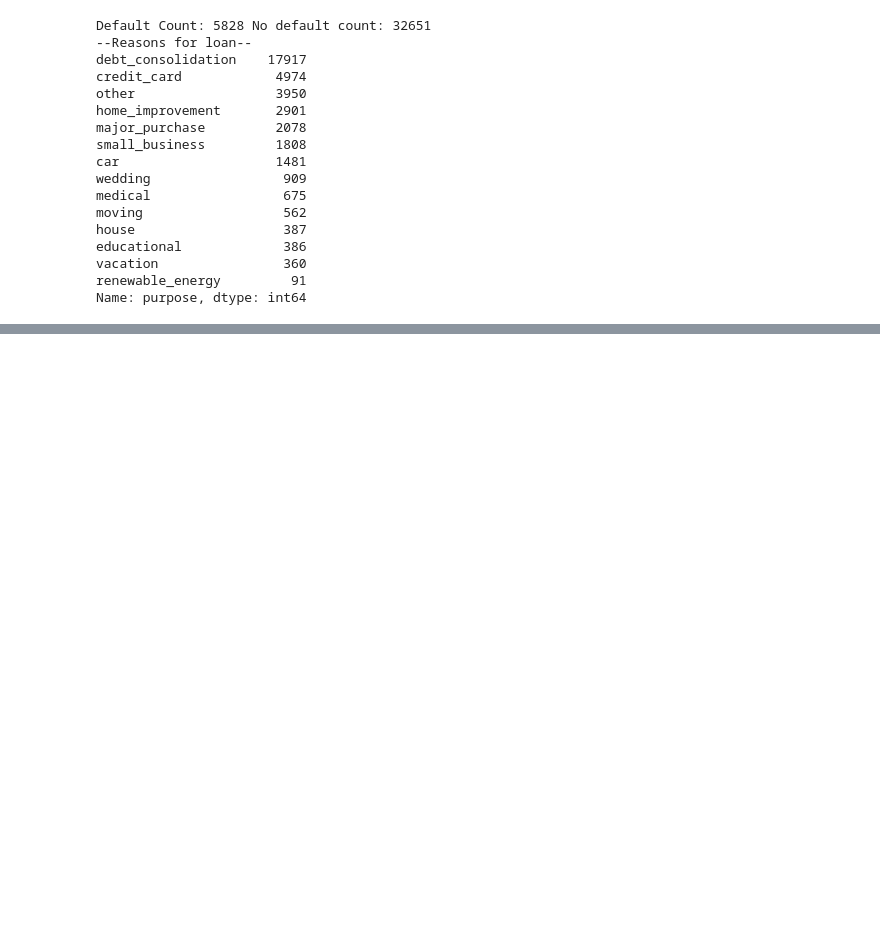
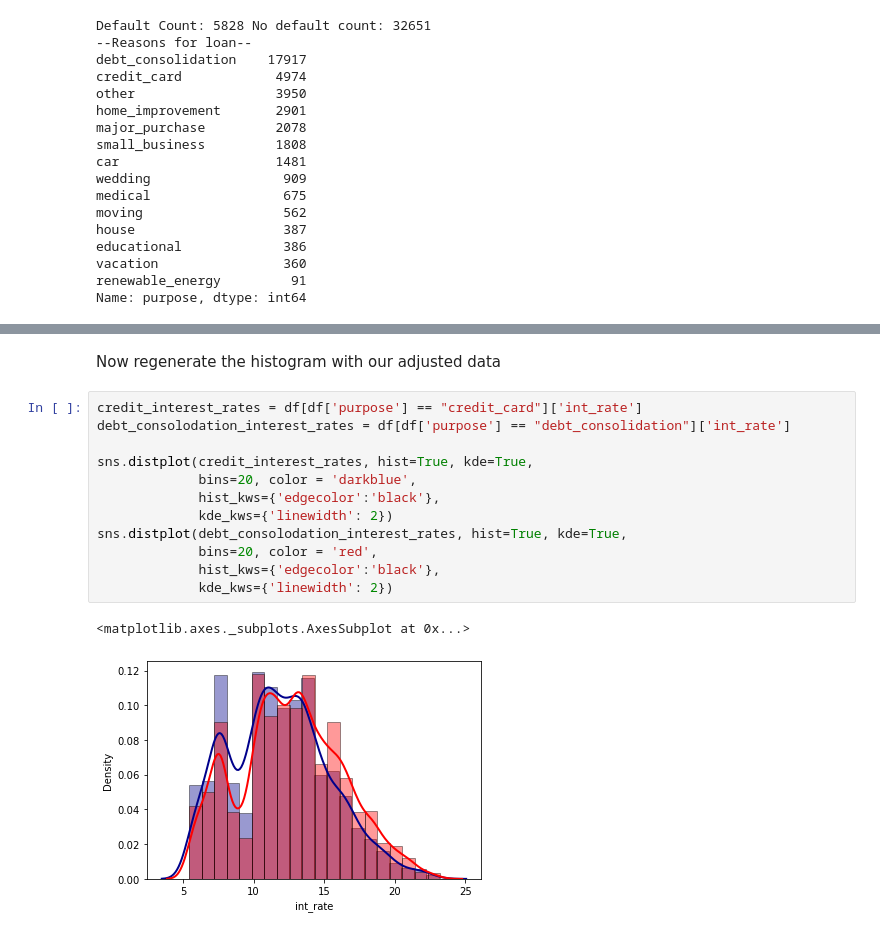
Before and after one commit to patrickjj/pebble, a Jupyter notebook: loan-default-analysis.ipynb, the cells around one changed output, grey strips where cells are left out. Cells and saved outputs as stored; diff of their text form; blank space fills up the shorter version.

```diff
--- a/loan-default-analysis.ipynb
+++ b/loan-default-analysis.ipynb
@@ -58,0 +65,17 @@ sns.distplot(credit_interest_rates, hist=True, kde=True,
+# %% [markdown]
+Now regenerate the histogram with our adjusted data
+# %%
+credit_interest_rates = df[df['purpose'] == "credit_card"]['int_rate']
+debt_consolodation_interest_rates = df[df['purpose'] == "debt_consolidation"]['int_rate']
+
+sns.distplot(credit_interest_rates, hist=True, kde=True,
+             bins=20, color = 'darkblue',
+             hist_kws={'edgecolor':'black'},
+             kde_kws={'linewidth': 2})
+sns.distplot(debt_consolodation_interest_rates, hist=True, kde=True,
+             bins=20, color = 'red',
+             hist_kws={'edgecolor':'black'},
+             kde_kws={'linewidth': 2})
+# %% [output]
+<matplotlib.axes._subplots.AxesSubplot at 0x...>
+[figure, added]
```
Also changed, not shown: parts of 4 cells of this notebook.
